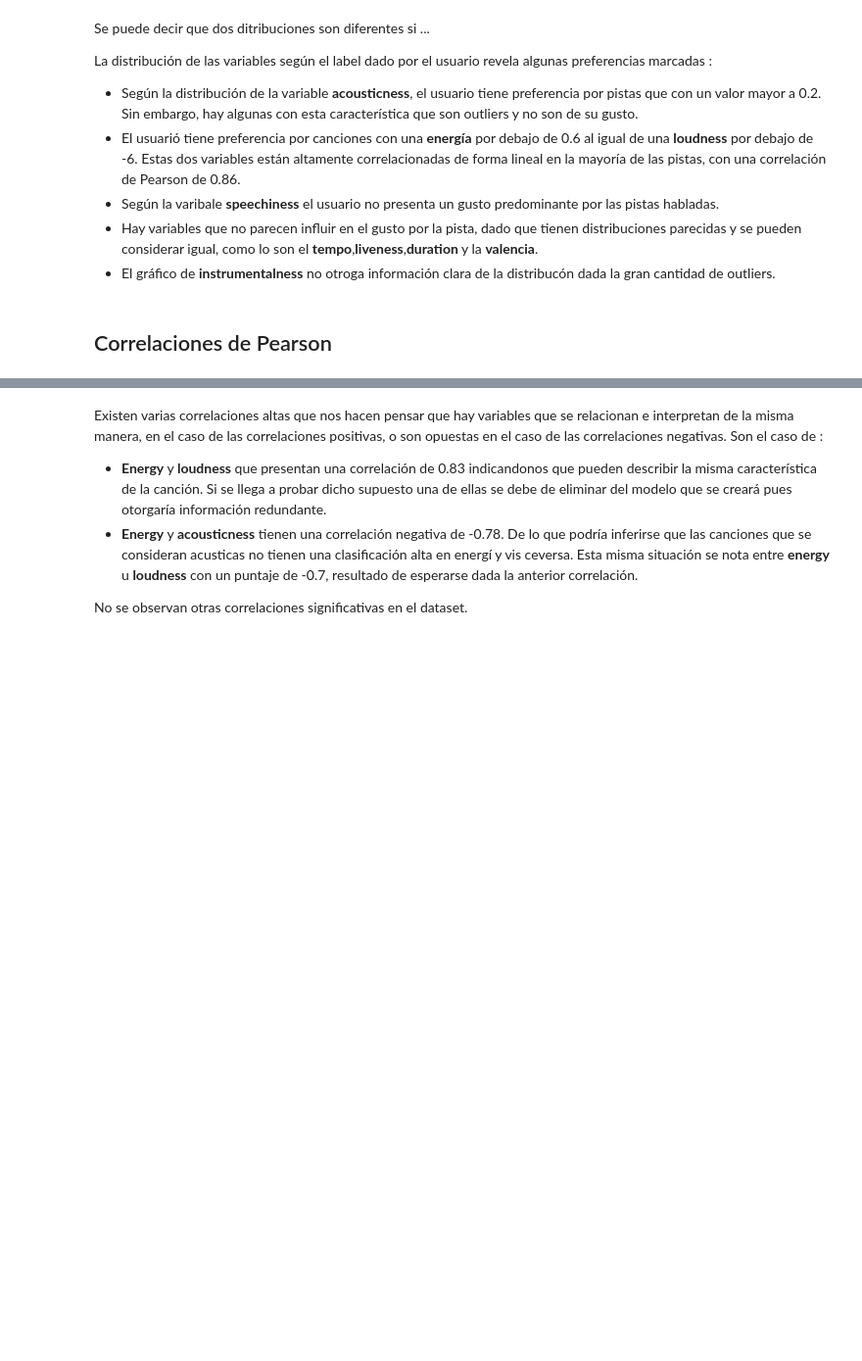
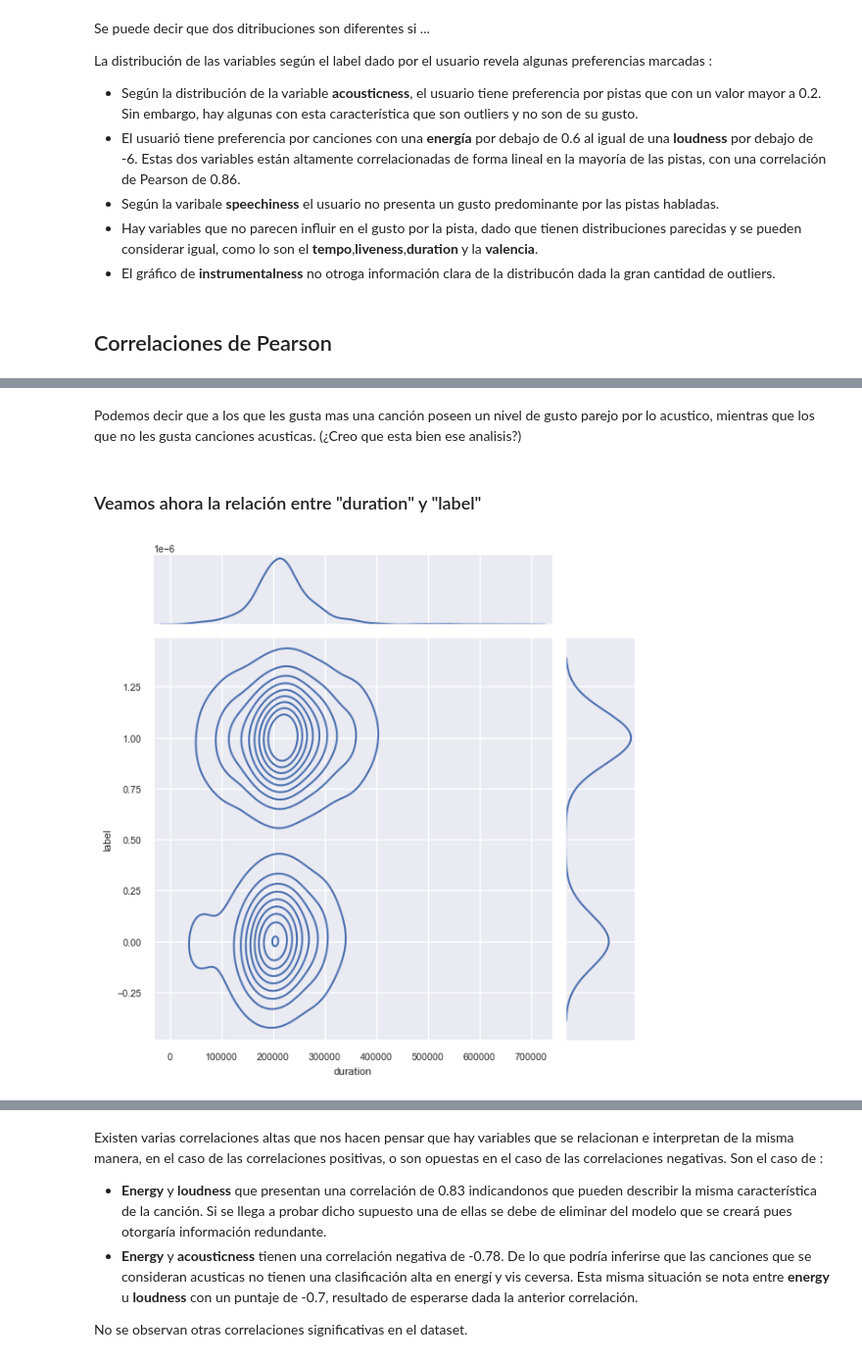
Before and after one commit to jorgeceferinovaldez/tp_final_analisis_datos, a Jupyter notebook: tp_grupal.ipynb, the cells around one changed output, grey strips where cells are left out. Shown at 98% size. Drawn from its saved outputs; the diff is of its cells as text; code cells hidden in the pictures; blank space fills up the shorter version.

```diff
--- a/tp_grupal.ipynb
+++ b/tp_grupal.ipynb
@@ -277,0 +355,10 @@ sns.heatmap(df.corr(), annot=True)
+# %% [markdown]
+Podemos decir que a los que les gusta mas una canción poseen un nivel de gusto parejo por lo acustico, mientras que los que no les gusta canciones acusticas. (¿Creo que esta bien ese analisis?)
+# %% [markdown]
+### Veamos ahora la relación entre "duration" y "label"
+# %%
+# Grafico jointplot de las variables más correlacionadas con la variable objetivo
+sns.jointplot(x='duration',y='label',data=df,kind='kde')
+plt.show()
+# %% [output]
+[figure, added]
```
Also changed, not shown: parts of 71 cells of this notebook, 2 other files.
